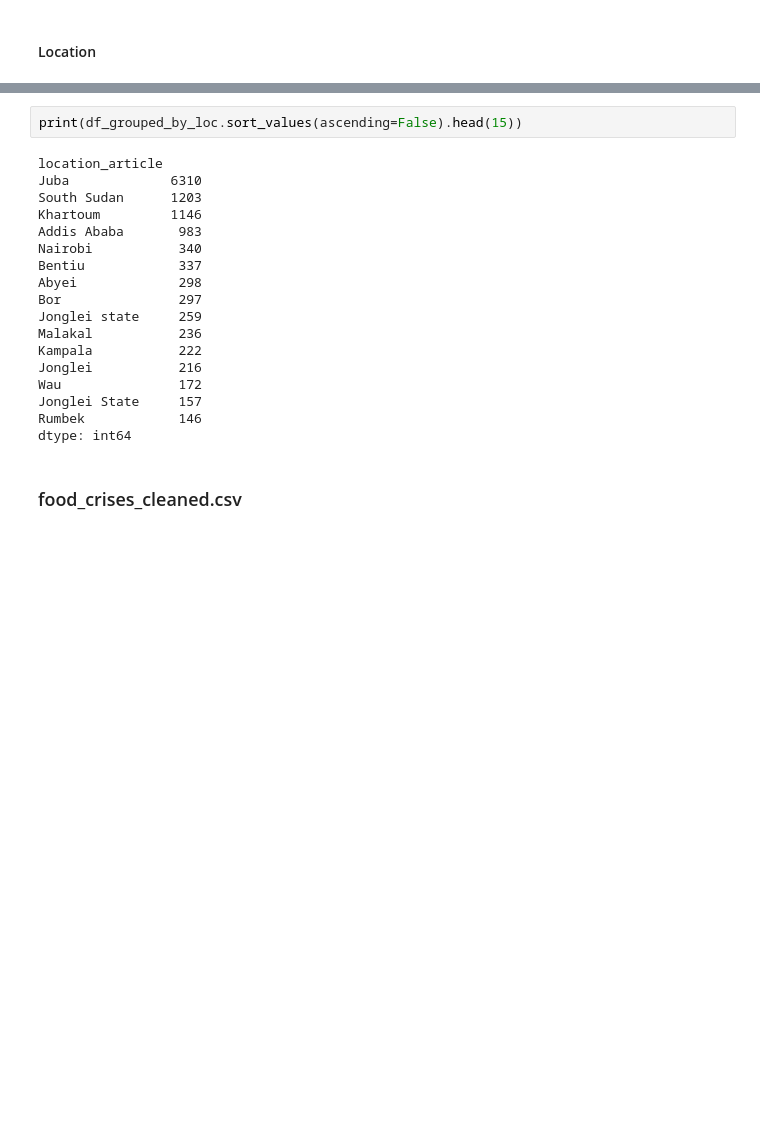
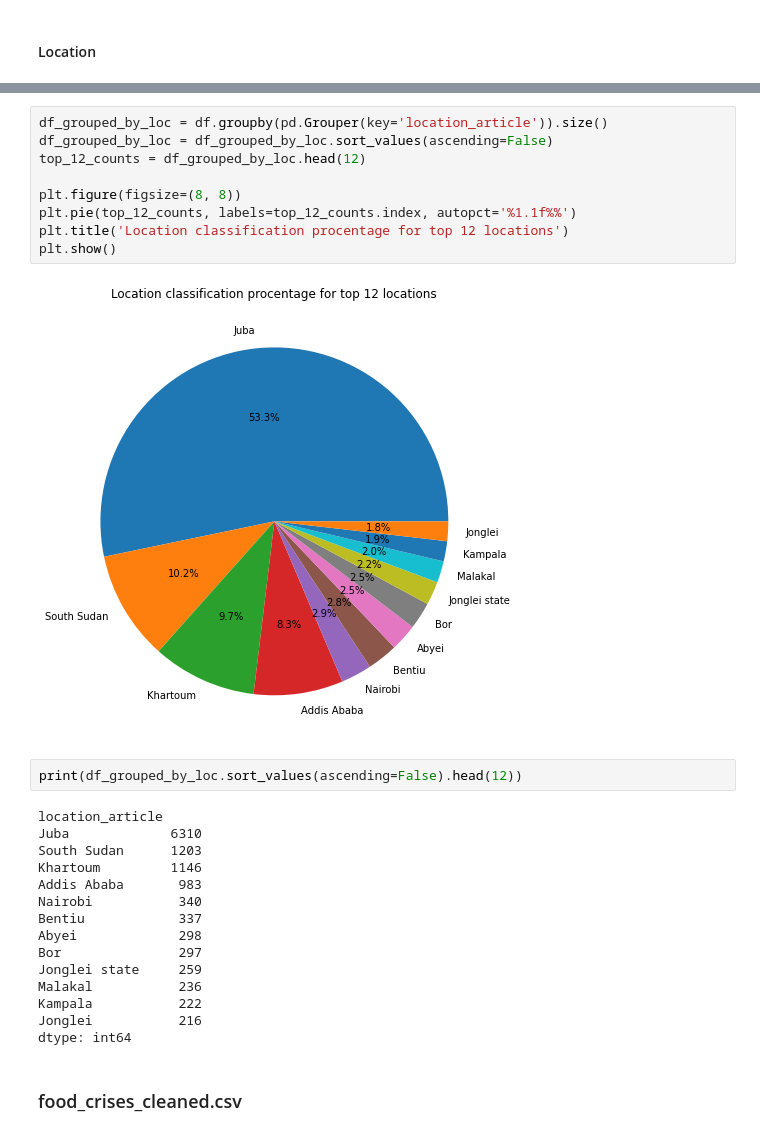
Before and after one commit to khknopp/JBG060-DC3, a Jupyter notebook: EDA_Ala.ipynb, the cells around one changed output, grey strips where cells are left out. Drawn from its saved outputs; the diff is of its cells as text; blank space fills up the shorter version.

```diff
--- a/EDA_Ala.ipynb
+++ b/EDA_Ala.ipynb
@@ -237,5 +286,16 @@ plt.show()
+# %%
+df_grouped_by_loc = df.groupby(pd.Grouper(key='location_article')).size()
+df_grouped_by_loc = df_grouped_by_loc.sort_values(ascending=False)
+top_12_counts = df_grouped_by_loc.head(12)
+
+plt.figure(figsize=(8, 8))
+plt.pie(top_12_counts, labels=top_12_counts.index, autopct='%1.1f%%')
+plt.title('Location classification procentage for top 12 locations')
+plt.show()
+# %% [output]
+[figure, added]
 # %%
-print(df_grouped_by_loc.sort_values(ascending=False).head(15))
+print(df_grouped_by_loc.sort_values(ascending=False).head(12))
 # %% [output]
 location_article
 Juba             6310
@@ -250,9 +310,6 @@ Jonglei state     259
 Malakal           236
 Kampala           222
 Jonglei           216
-Wau               172
-Jonglei State     157
-Rumbek            146
 dtype: int64
 # %% [markdown]
 ### food_crises_cleaned.csv
```
Also changed, not shown: parts of 5 cells of this notebook.
